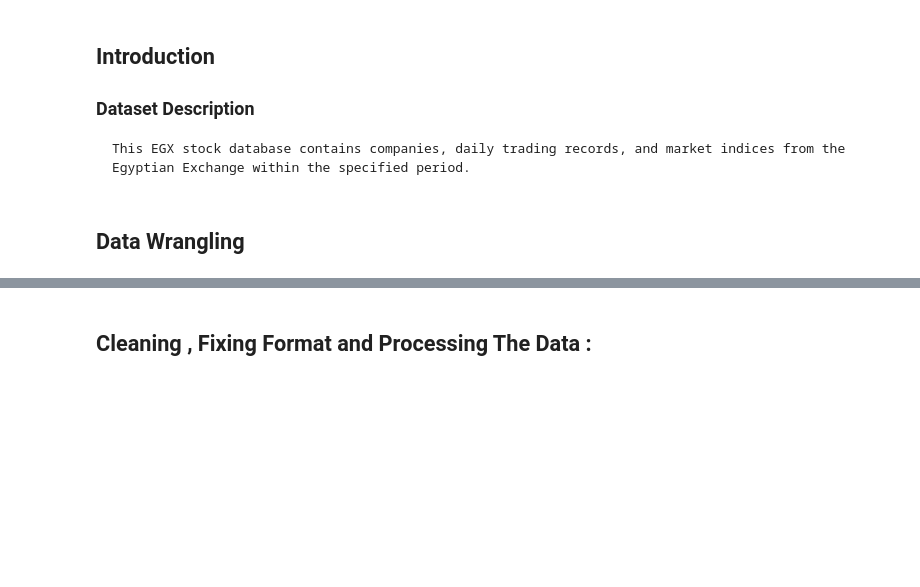
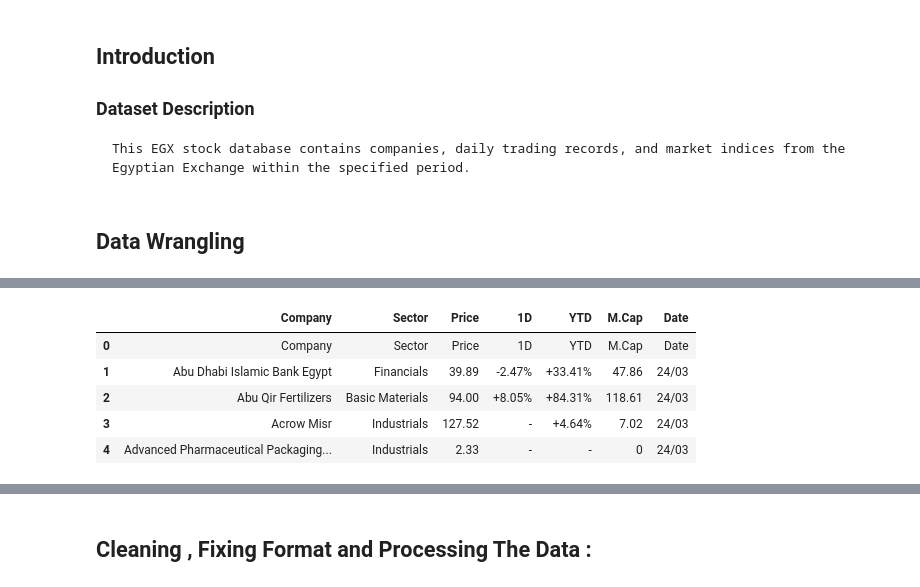
Before and after one commit to abdulrahman-mahmoud/Egxstock-analysis, a Jupyter notebook: Proessing/cleaning_anaylsis.ipynb, the cells around one changed output, grey strips where cells are left out. Drawn from its saved outputs; the diff is of its cells as text; code cells hidden in the pictures; blank space fills up the shorter version.

```diff
--- a/Proessing/cleaning_anaylsis.ipynb
+++ b/Proessing/cleaning_anaylsis.ipynb
@@ -64,0 +31,9 @@ df.describe()
+# %%
+df2.head()
+# %% [output]
+|  | Company | Sector | Price | 1D | YTD | M.Cap | Date |
+| 0 | Company | Sector | Price | 1D | YTD | M.Cap | Date |
+| 1 | Abu Dhabi Islamic Bank Egypt | Financials | 39.89 | -2.47% | +33.41% | 47.86 | 24/03 |
+| 2 | Abu Qir Fertilizers | Basic Materials | 94.00 | +8.05% | +84.31% | 118.61 | 24/03 |
+| 3 | Acrow Misr | Industrials | 127.52 | - | +4.64% | 7.02 | 24/03 |
+| 4 | Advanced Pharmaceutical Packaging... | Industrials | 2.33 | - | - | 0 | 24/03 |
```
Also changed, not shown: parts of 24 cells of this notebook.
